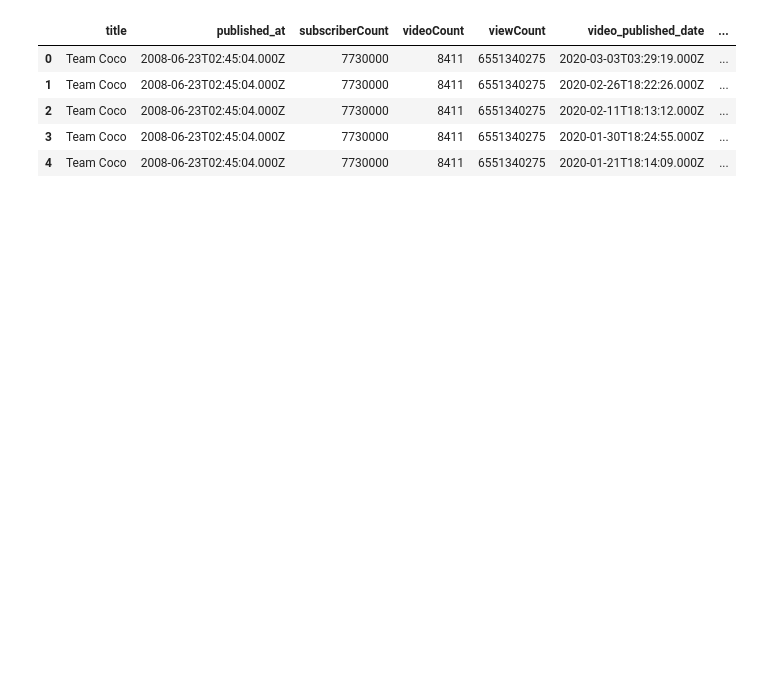
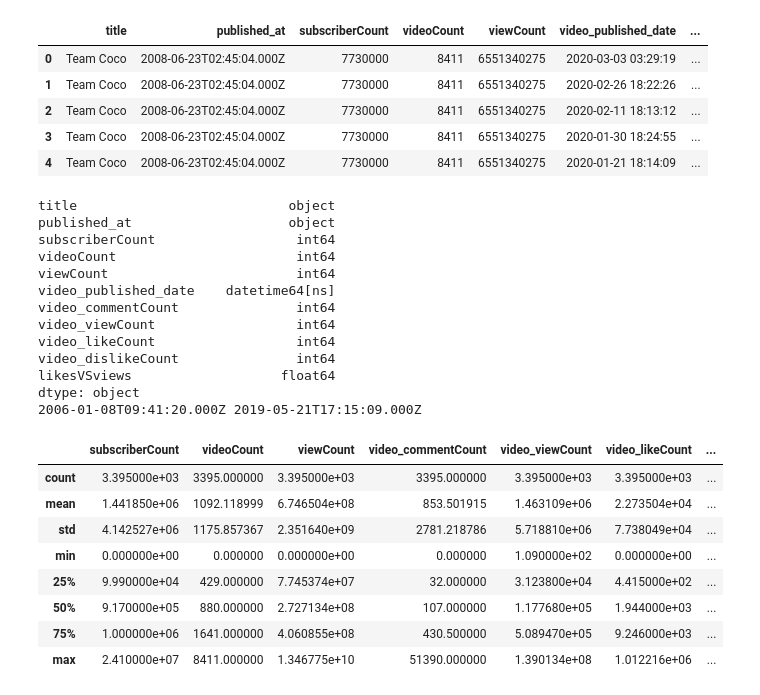
Before and after one commit to Prabhjot2094/Youtube-Video-Popularity-Prediction, a Jupyter notebook: Data Prep.ipynb, the cells around one changed output. Cells and saved outputs as stored; diff of their text form; code cells hidden in the pictures; blank space fills up the shorter version.

```diff
--- a/Data Prep.ipynb
+++ b/Data Prep.ipynb
@@ -4,19 +4,57 @@ import pandas as pd
 import seaborn as sns
 import matplotlib.pyplot as plt
 from sklearn.preprocessing import MinMaxScaler, scale
-# %%
-df = pd.read_csv("Data/raw_data.csv", index_col=0)
-
-df.drop("video_favoriteCount", axis=1, inplace=True)
-
-df.head()
-# %% [output]
-|  | title | published_at | subscriberCount | videoCount | viewCount | video_published_date | ... |
-| 0 | Team Coco | 2008-06-23T02:45:04.000Z | 7730000 | 8411 | 6551340275 | 2020-03-03T03:29:19.000Z | ... |
-| 1 | Team Coco | 2008-06-23T02:45:04.000Z | 7730000 | 8411 | 6551340275 | 2020-02-26T18:22:26.000Z | ... |
-| 2 | Team Coco | 2008-06-23T02:45:04.000Z | 7730000 | 8411 | 6551340275 | 2020-02-11T18:13:12.000Z | ... |
-| 3 | Team Coco | 2008-06-23T02:45:04.000Z | 7730000 | 8411 | 6551340275 | 2020-01-30T18:24:55.000Z | ... |
-| 4 | Team Coco | 2008-06-23T02:45:04.000Z | 7730000 | 8411 | 6551340275 | 2020-01-21T18:14:09.000Z | ... |
+# %%
+df = pd.read_csv("Data/raw_data.csv", index_col=0)
+
+df['video_published_date'] = df['video_published_date'].astype('datetime64[ns]')
+
+df.drop(["video_favoriteCount", "likesVSsubs", "viewsVSsubs"], axis=1, inplace=True)
+display(df.head())
+
+reduced_data = pd.read_csv("/Users/prabhjotsingh/Downloads/rating.csv", header=0)
+
+reduced_data = reduced_data[['video_id', 'rating', 'raw_rating']]
+reduced_data = reduced_data.set_index('video_id')
+df = df.set_index('video_id')
+
+print(df.dtypes)
+
+df_orig = df.copy()
+df = df.join(reduced_data, how='inner', lsuffix='_l', rsuffix='_r')
+
+print(min(df['published_at']), max(df['published_at']))
+
+df.describe()
+# %% [output]
+|  | title | published_at | subscriberCount | videoCount | viewCount | video_published_date | ... |
+| 0 | Team Coco | 2008-06-23T02:45:04.000Z | 7730000 | 8411 | 6551340275 | 2020-03-03 03:29:19 | ... |
+| 1 | Team Coco | 2008-06-23T02:45:04.000Z | 7730000 | 8411 | 6551340275 | 2020-02-26 18:22:26 | ... |
+| 2 | Team Coco | 2008-06-23T02:45:04.000Z | 7730000 | 8411 | 6551340275 | 2020-02-11 18:13:12 | ... |
+| 3 | Team Coco | 2008-06-23T02:45:04.000Z | 7730000 | 8411 | 6551340275 | 2020-01-30 18:24:55 | ... |
+| 4 | Team Coco | 2008-06-23T02:45:04.000Z | 7730000 | 8411 | 6551340275 | 2020-01-21 18:14:09 | ... |
+title                           object
+published_at                    object
+subscriberCount                  int64
+videoCount                       int64
+viewCount                        int64
+video_published_date    datetime64[ns]
+video_commentCount               int64
+video_viewCount                  int64
+video_likeCount                  int64
+video_dislikeCount               int64
+likesVSviews                   float64
+dtype: object
+2006-01-08T09:41:20.000Z 2019-05-21T17:15:09.000Z
+|  | subscriberCount | videoCount | viewCount | video_commentCount | video_viewCount | video_likeCount | ... |
+| count | 3.395000e+03 | 3395.000000 | 3.395000e+03 | 3395.000000 | 3.395000e+03 | 3.395000e+03 | ... |
+| mean | 1.441850e+06 | 1092.118999 | 6.746504e+08 | 853.501915 | 1.463109e+06 | 2.273504e+04 | ... |
+| std | 4.142527e+06 | 1175.857367 | 2.351640e+09 | 2781.218786 | 5.718810e+06 | 7.738049e+04 | ... |
+| min | 0.000000e+00 | 0.000000 | 0.000000e+00 | 0.000000 | 1.090000e+02 | 0.000000e+00 | ... |
+| 25% | 9.990000e+04 | 429.000000 | 7.745374e+07 | 32.000000 | 3.123800e+04 | 4.415000e+02 | ... |
+| 50% | 9.170000e+05 | 880.000000 | 2.727134e+08 | 107.000000 | 1.177680e+05 | 1.944000e+03 | ... |
+| 75% | 1.000000e+06 | 1641.000000 | 4.060855e+08 | 430.500000 | 5.089470e+05 | 9.246000e+03 | ... |
+| max | 2.410000e+07 | 8411.000000 | 1.346775e+10 | 51390.000000 | 1.390134e+08 | 1.012216e+06 | ... |
 # %%
  def compute_features(df):
     df_copy = df.copy()
```
Also changed, not shown: parts of 8 cells of this notebook.
